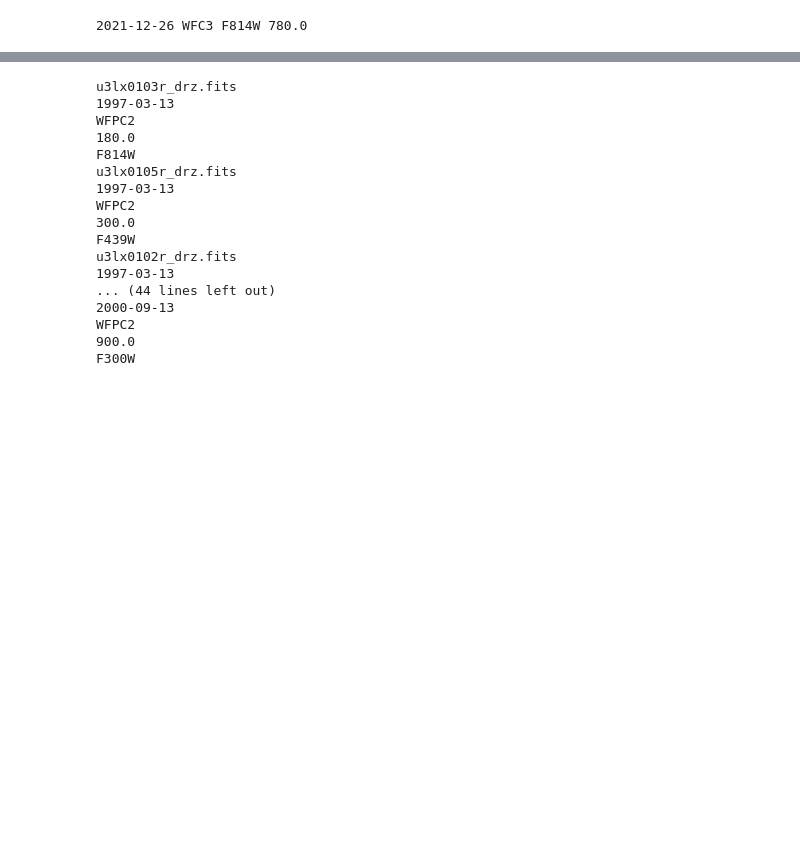
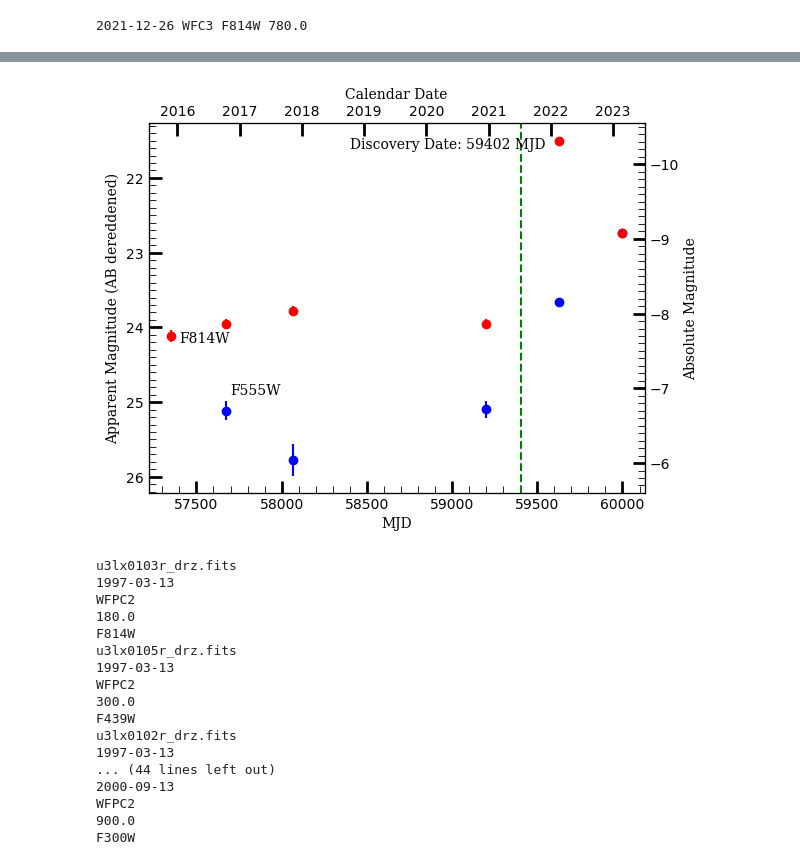
Before and after one commit to kirstytaggart/Lamat-progenitor-project, a Jupyter notebook: SNheaderinfo.ipynb, the cells around one changed output, grey strips where cells are left out. Saved outputs shown, nothing was run; the diff lists cells and outputs as text; code cells hidden in the pictures; blank space fills up the shorter version.

Commit message:
Add files via upload
greatly increased functionality by finding information about drc/drz with all sorts of filter/header options, created HST light curve plot for given ab mag/error

```diff
--- a/SNheaderinfo.ipynb
+++ b/SNheaderinfo.ipynb
@@ -104,3 +83,92 @@ F555W
+# %%
+#graph true_mjd_values against magnitude for sjt
+vega_values_F555W = np.array([26.214, 26.88, 26.194, 24.758, 23.838])
+vega_error_F555W = np.array([0.128, 0.21, 0.111, 0.042, 0.03])
+# convert to ab_mag using plot_sed_v2
+ab_mag_dereddened_F555W = np.array([25.116, 25.776, 25.096, 23.656, 22.736])
+ab_mag_dereddened_err_F555W = np.array([0.13, 0.21, 0.11, 0.04, 0.03])
+
+vega_values_F814W = np.array([24.24, 24.071, 23.898, 24.068, 21.618, 22.862])
+vega_error_F814W = np.array([0.078, 0.064, 0.057, 0.061, 0.013, 0.022])
+# convert to ab_mag using plot_sed_v2
+ab_mag_dereddened_F814W = np.array([24.119, 23.949, 23.779, 23.949, 21.499, 22.739])
+ab_mag_dereddened_err_F814W = np.array([0.08, 0.06, 0.06, 0.06, 0.01, 0.022])
+
+true_mjd_range = np.concatenate((true_mjd_values_F555W, true_mjd_values_F814W), axis=None)
+font = {'family': 'serif',
+        'color':  'black',
+        'weight': 'normal',
+        'size': 13,
+        }
+
+fig, ax = plt.subplots()
+
+ax.tick_params(labelcolor='black', labelsize='medium', width=2)
+ax.tick_params(direction='in', which='both', length = 5)
+ax.tick_params(which='major', length=9)
+
+ax.yaxis.set_minor_locator(MultipleLocator(0.1))
+ax.xaxis.set_minor_locator(MultipleLocator(100))
+ax.xaxis.set_major_locator(MultipleLocator(500))
+
+ax.scatter(true_mjd_values_F555W, ab_mag_dereddened_F555W, label = "F555W", color = 'blue')
+ax.scatter(true_mjd_values_F814W, ab_mag_dereddened_F814W, label = "F814W", color = 'red')
+
+ax.text(57400, 24.2, 'F814W', fontsize=10, family = 'serif')
+ax.text(57700, 24.9, 'F555W', fontsize=10, family = 'serif')
+ax.text(58400, 21.6, 'Discovery Date: 59402 MJD', fontsize=10, family = 'serif')
+#plt.title("True MJD vs AB mag (dereddened)", fontdict = font)
+plt.xlabel("MJD", fontdict = font, size = 10)
+plt.ylabel("Apparent Magnitude (AB dereddened)", fontdict = font, size = 10)
+
+yerr = ab_mag_dereddened_err_F555W
+ax.errorbar(true_mjd_values_F555W, ab_mag_dereddened_F555W, yerr=yerr, label='AB err F555W', ls="none", color = 'blue')
+yerr = ab_mag_dereddened_err_F814W
+ax.errorbar(true_mjd_values_F814W, ab_mag_dereddened_F814W, yerr=yerr, label='AB err F814W', ls="none", color = 'red')
+
+plt.gca().invert_yaxis()
+
+plt.axvline(x = 59402, color = 'g', ls="dashed")
+
+
+ax2 = ax.twinx()
+def appar_mag_to_absol_mag(appar_mag):
+    #from NED, 23.072 Mpc with std. dev. of 3.541
+    #yse-pz is 20.418 Mpc
+    absol_mag = (appar_mag - 5*(math.log10((23.072*1000000)) - 1))
+    #print(absol_mag)
+    return(absol_mag)
+ymin, ymax = ax.get_ylim()
+#print (ymin, ymax)
+ax2.set_ylabel("Absolute Magnitude", fontdict = font, size = 10)
+ax2.set_ylim(appar_mag_to_absol_mag(ymin), appar_mag_to_absol_mag(ymax))
+ax2.yaxis.set_minor_locator(MultipleLocator(0.1))
+ax2.tick_params(labelcolor='black', labelsize='medium', width=2)
+ax2.tick_params(direction='in', which='both', length = 5)
+ax2.tick_params(which='major', length=9)
+
+ax2 = ax.twiny()
+def mjd_to_calendar_date(mjd):
+    jd = mjd + 2400000.5
+    t = pd.to_datetime(jd, origin='julian', unit='D')
+    #print(t)
+    return(t)
+xmin, xmax = ax.get_xlim()
+#print (xmin, xmax)
+ax2.set_xlabel("Calendar Date", fontdict = font, size = 10)
+ax2.set_xlim(mjd_to_calendar_date(xmin), mjd_to_calendar_date(xmax))
+ax2.tick_params(labelcolor='black', labelsize='medium', width=2)
+ax2.tick_params(direction='in', which='both', length = 5)
+ax2.tick_params(which='major', length=9)
+
+
+
+
+#L = plt.legend()
+#plt.setp(L.texts, family='serif', fontsize = 8)
+plt.show()
+# %% [output]
+[figure, added]
 # %%
 #SN2021gmj
 #find path
```
Also changed, not shown: parts of 3 cells of this notebook.
